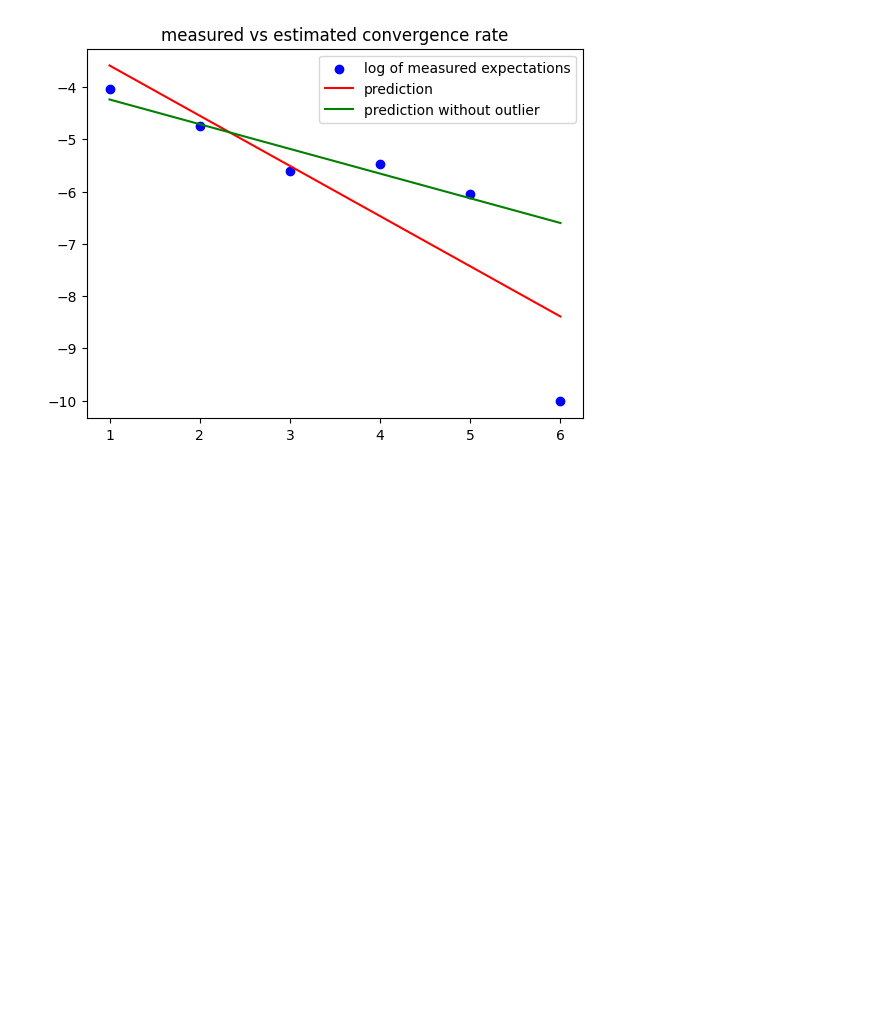
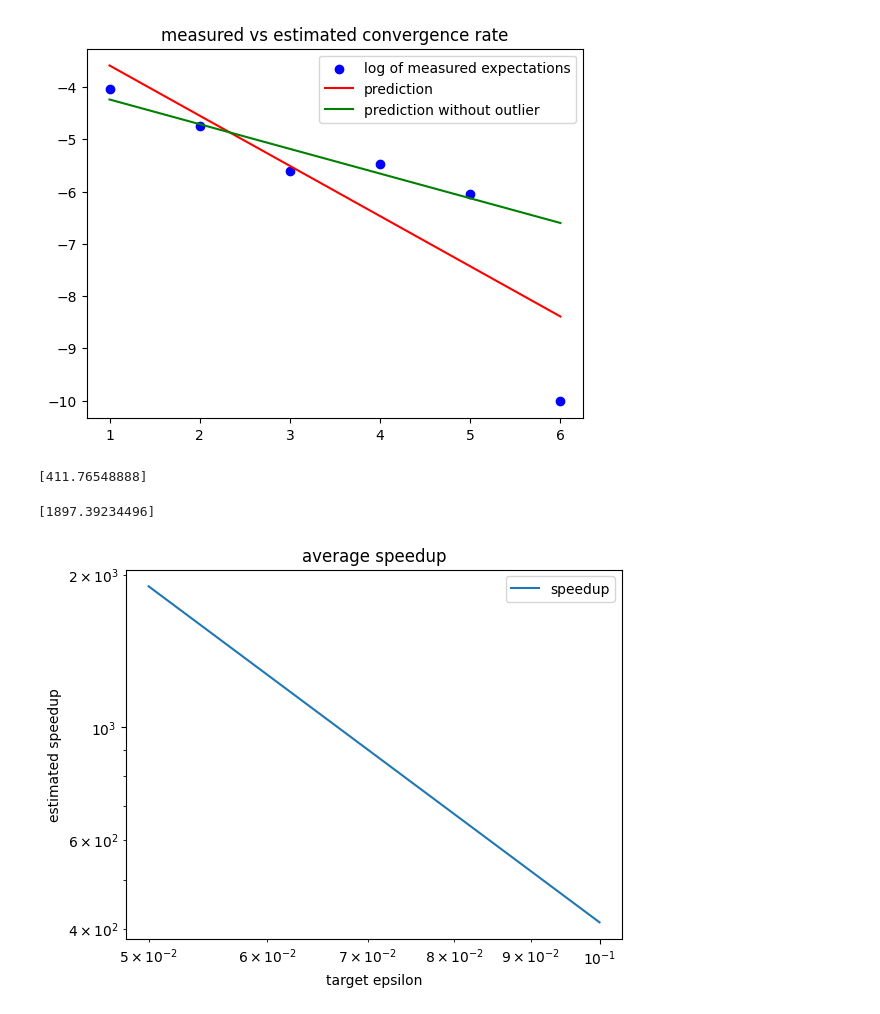
Before and after one commit to casparschucan/feynman-kac-python, a Jupyter notebook: src/experiments.ipynb, the cells around one changed output. Cells and saved outputs as stored; diff of their text form; code cells hidden in the pictures; blank space fills up the shorter version.

```diff
--- a/src/experiments.ipynb
+++ b/src/experiments.ipynb
@@ -188,3 +188,29 @@ plt.show
 # %% [output]
 <function matplotlib.pyplot.show(close=None, block=None)>
 [figure]
+# %%
+import matplotlib.pyplot as plt
+from main import check_mlmc_speedup
+N = 50
+x = y = .5
+dt0 = .01
+epsilons = [.1, .05, .025, .0125]
+speedups = []
+
+for eps in epsilons:
+    speedups.append(check_mlmc_speedup(N, eps, dt0))
+
+
+# Log-Log plot
+plt.loglog(epsilons, speedups, label="speedup")
+plt.title("average speedup")
+plt.xlabel("target epsilon")
+plt.ylabel("estimated speedup")
+plt.legend()
+
+# Show plots
+plt.show()
+# %% [output]
+[411.76548888]
+[1897.39234496]
+[figure, added]
```
Also changed, not shown: parts of 2 cells of this notebook, 3 other files.
